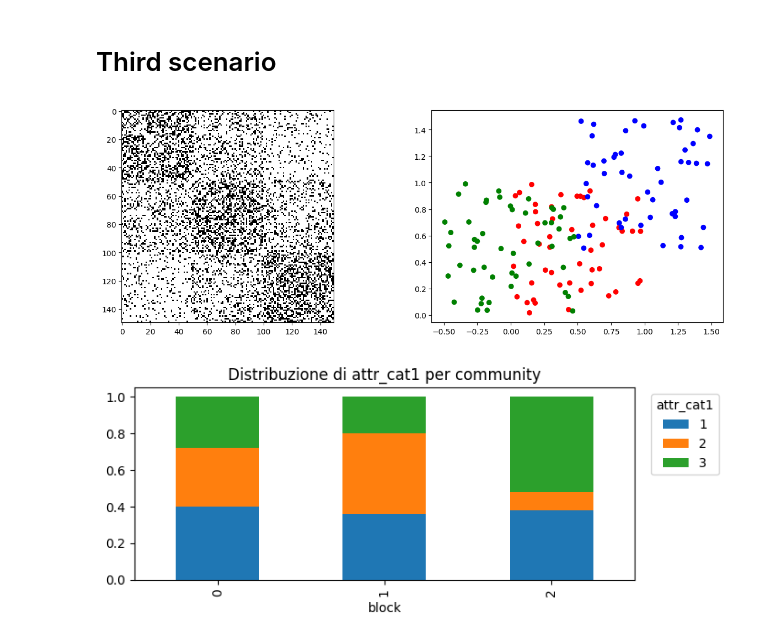
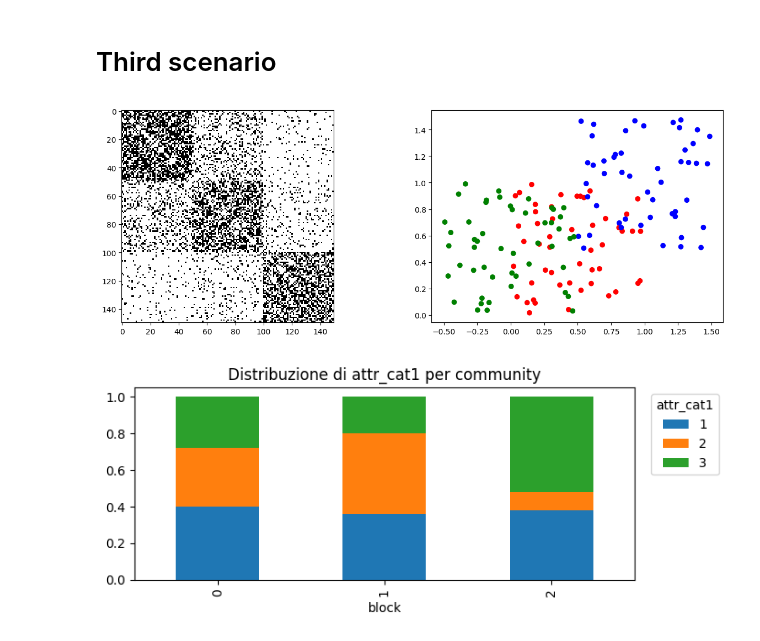
Before and after one commit to DCangemi/SBM-with-mixed-attributes, a Jupyter notebook: Simulazioni.ipynb, the cells around one changed output. Saved outputs shown, nothing was run; the diff lists cells and outputs as text; code cells hidden in the pictures.

```diff
--- a/Simulazioni.ipynb
+++ b/Simulazioni.ipynb
@@ -349,39 +368,39 @@ k=7  ARI=0.8183
 # %%
 random.seed(42)
 size_comm = [50,50,50]
-probs = [[0.4, 0.2, 0.1],[0.2,0.4,0.2],[0.1,0.2,0.4]]
+probs = [[0.6, 0.2, 0.05],[0.2,0.5,0.1],[0.05,0.1,0.5]]
 G=nx.stochastic_block_model(sizes=size_comm,p=probs,directed=False)
 
 np.random.seed(42)
 
 Xg=np.zeros((150,2))
 Xg[:50,0]=np.random.random_sample(50)
 Xg[50:100,0]=np.random.random_sample(50)+0.5
 Xg[100:,0]=np.random.random_sample(50)-0.5
 
 Xg[:50,1]=np.random.random_sample(50)
 Xg[50:100,1]=np.random.random_sample(50)+0.5
 Xg[100:,1]=np.random.random_sample(50)
 Xg=pd.DataFrame(Xg)
 A=nx.adjacency_matrix(G).todense()
 
 
 labels = []
 for n,i in enumerate(size_comm):
     labels += [n]*i
 
 A_bool = nx.to_numpy_array(G, dtype=bool)
 dtemp = Xg.copy()
 dtemp['label'] = labels
 dtemp['label'] = dtemp['label'].map(col_dict)
 fig, axs = plt.subplots(1,2,figsize=(15,5))
 ax0 = axs.flatten()[0]
 ax1 = axs.flatten()[1]
 ax0.imshow(A_bool, cmap="Greys", interpolation="none")
 ax1.scatter(dtemp.loc[:,0],dtemp.loc[:,1],c=dtemp['label'])
 plt.show()
 # %% [output]
-[figure, old version]
+[figure, new version]
 # %%
 random.seed(42)
 
```
Also changed, not shown: parts of 18 cells of this notebook, 15 other files.
